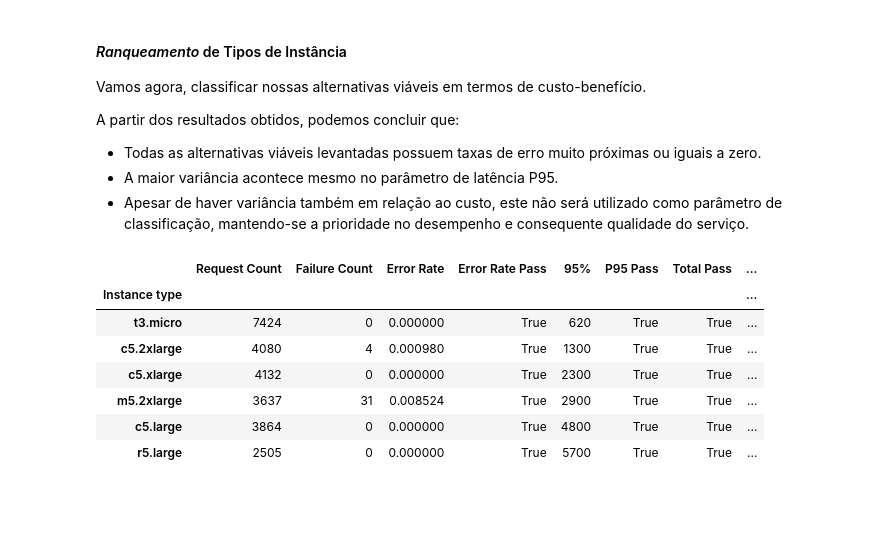
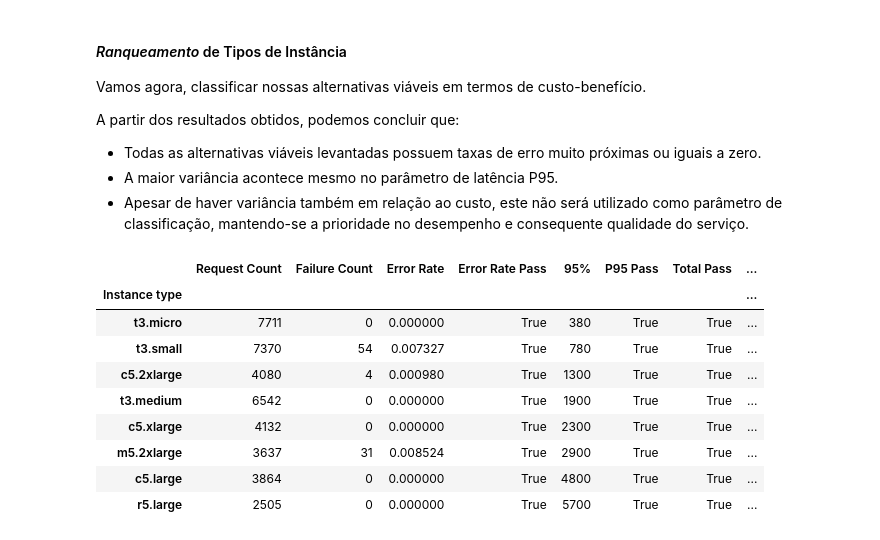
Before and after one commit to jonasluz/DIA.X540.cloud-ai, a Jupyter notebook: Project-4/Project-4.ipynb, the cells around one changed output. Drawn from its saved outputs; the diff is of its cells as text; code cells hidden in the pictures; blank space fills up the shorter version.

```diff
--- a/Project-4/Project-4.ipynb
+++ b/Project-4/Project-4.ipynb
@@ -450,0 +493,6 @@ Com isto, vamos manter o quantitativo de 100 usuários como métrica de referên
+# %%
+m5_candidates = ['results/m5-2xlarge_100u_1i_stats.csv']
+
+candidate_csvs = t3_candidates + m5_candidates
+
+consolidate_results(candidate_csvs)
@@ -513,0 +554,10 @@ Nossas alternativas agora são:
+# %%
+c5_candidates = [
+    'results/c5-large_100u_5i_stats.csv',
+    'results/c5-xlarge_100u_2i_proof_stats.csv',
+    'results/c5-2xlarge_100u_1i_stats.csv'
+]
+
+candidate_csvs = t3_candidates + m5_candidates + c5_candidates
+
+consolidate_results(candidate_csvs)
@@ -562,3 +615,10 @@ Atualizando nossa planilha de alternativas, temos agora:
 | c5.xlarge | 2 | 2300 | 0 | 0.34 |
 | c5.2xlarge | 1 | 1300 | 0.09% | 0.34 |
 | r5.large | 3 | 5700 | 0 | 0.38 |
+# %%
+r5_candidates = ['results/r5-large_100u_3i_stats.csv']
+
+candidate_csvs = t3_candidates + m5_candidates + c5_candidates + r5_candidates
+
+df_results = consolidate_results(candidate_csvs)
+df_results
@@ -592,31 +646,12 @@ def combine_aggregated_results(csv_files: list[str]) -> pd.DataFrame:
 # %%
-# Construindo a tabela de alternativas viáveis.
-#
-selected_csvs = [
-   'results/t3-micro_100u_24i_stats.csv',
-   'results/m5-2xlarge_100u_1i_stats.csv',
-   'results/c5-large_100u_5i_stats.csv',
-   'results/c5-xlarge_100u_2i_proof_stats.csv',
-   'results/c5-2xlarge_100u_1i_stats.csv',
-   'results/r5-large_100u_3i_stats.csv'
-]
-
-df_results = combine_aggregated_results(selected_csvs)
-
-# Recupera o custo de cada tipo de instância.
-df_results = df_results.merge(df_prices[['Instance type', 'Cost']], on='Instance type', how='left')
-df_results['Total Cost'] = df_results['Cost'] * df_results['Instance count']
-
-# Consolida indexação do DataFrame.
-df_results.set_index('Instance type', inplace=True)
-
-df_results.sort_values(by='95%', ascending=True, inplace=True)
 df_results
 # %% [output]
 |  | Request Count | Failure Count | Error Rate | Error Rate Pass | 95% | P95 Pass | Total Pass | ... |
 | Instance type |  |  |  |  |  |  |  | ... |
-| t3.micro | 7424 | 0 | 0.000000 | True | 620 | True | True | ... |
+| t3.micro | 7711 | 0 | 0.000000 | True | 380 | True | True | ... |
+| t3.small | 7370 | 54 | 0.007327 | True | 780 | True | True | ... |
 | c5.2xlarge | 4080 | 4 | 0.000980 | True | 1300 | True | True | ... |
+| t3.medium | 6542 | 0 | 0.000000 | True | 1900 | True | True | ... |
 | c5.xlarge | 4132 | 0 | 0.000000 | True | 2300 | True | True | ... |
 | m5.2xlarge | 3637 | 31 | 0.008524 | True | 2900 | True | True | ... |
 | c5.large | 3864 | 0 | 0.000000 | True | 4800 | True | True | ... |
```
Also changed, not shown: parts of 57 cells of this notebook, 8 other files.
